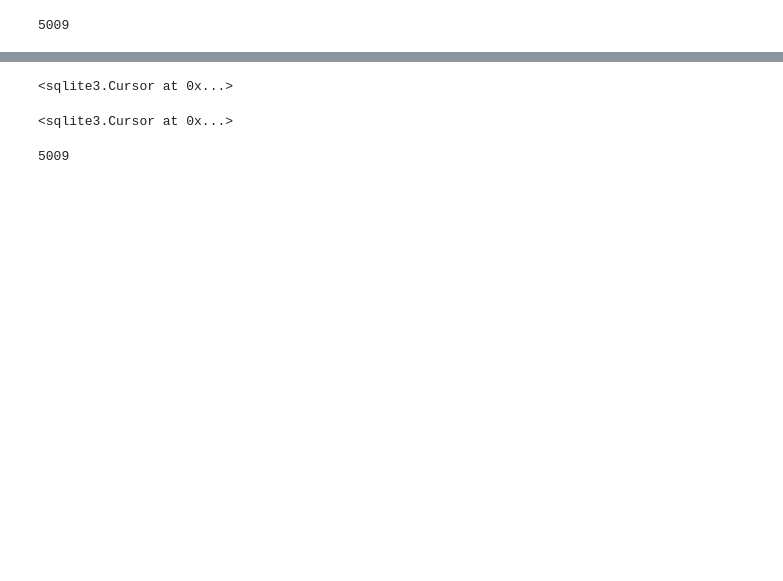
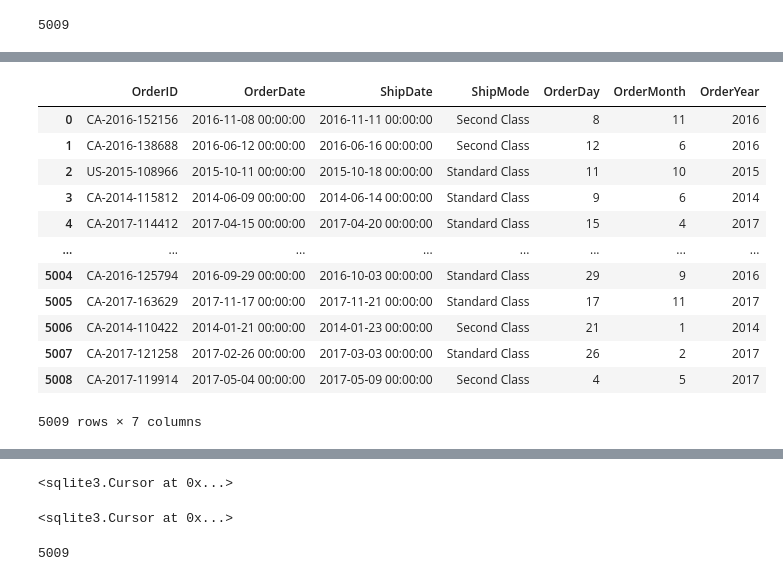
Before and after one commit to annaszcz/Project-5, a Jupyter notebook: project5.ipynb, the cells around one changed output, grey strips where cells are left out. Drawn from its saved outputs; the diff is of its cells as text; code cells hidden in the pictures; blank space fills up the shorter version.

```diff
--- a/project5.ipynb
+++ b/project5.ipynb
@@ -348,3 +280,19 @@ pd.read_sql("Select * from Sales group by ProductID order by Profit DESC", conne
+# %%
+pd.read_sql("select * from shipment", connector)
+# %% [output]
+|  | OrderID | OrderDate | ShipDate | ShipMode | OrderDay | OrderMonth | OrderYear |
+| 0 | CA-2016-152156 | 2016-11-08 00:00:00 | 2016-11-11 00:00:00 | Second Class | 8 | 11 | 2016 |
+| 1 | CA-2016-138688 | 2016-06-12 00:00:00 | 2016-06-16 00:00:00 | Second Class | 12 | 6 | 2016 |
+| 2 | US-2015-108966 | 2015-10-11 00:00:00 | 2015-10-18 00:00:00 | Standard Class | 11 | 10 | 2015 |
+| 3 | CA-2014-115812 | 2014-06-09 00:00:00 | 2014-06-14 00:00:00 | Standard Class | 9 | 6 | 2014 |
+| 4 | CA-2017-114412 | 2017-04-15 00:00:00 | 2017-04-20 00:00:00 | Standard Class | 15 | 4 | 2017 |
+| ... | ... | ... | ... | ... | ... | ... | ... |
+| 5004 | CA-2016-125794 | 2016-09-29 00:00:00 | 2016-10-03 00:00:00 | Standard Class | 29 | 9 | 2016 |
+| 5005 | CA-2017-163629 | 2017-11-17 00:00:00 | 2017-11-21 00:00:00 | Standard Class | 17 | 11 | 2017 |
+| 5006 | CA-2014-110422 | 2014-01-21 00:00:00 | 2014-01-23 00:00:00 | Second Class | 21 | 1 | 2014 |
+| 5007 | CA-2017-121258 | 2017-02-26 00:00:00 | 2017-03-03 00:00:00 | Standard Class | 26 | 2 | 2017 |
+| 5008 | CA-2017-119914 | 2017-05-04 00:00:00 | 2017-05-09 00:00:00 | Second Class | 4 | 5 | 2017 |
+5009 rows × 7 columns
 # %%
 sales.shape
 # %% [output]
```
Also changed, not shown: parts of 32 cells of this notebook, 1 other file.
